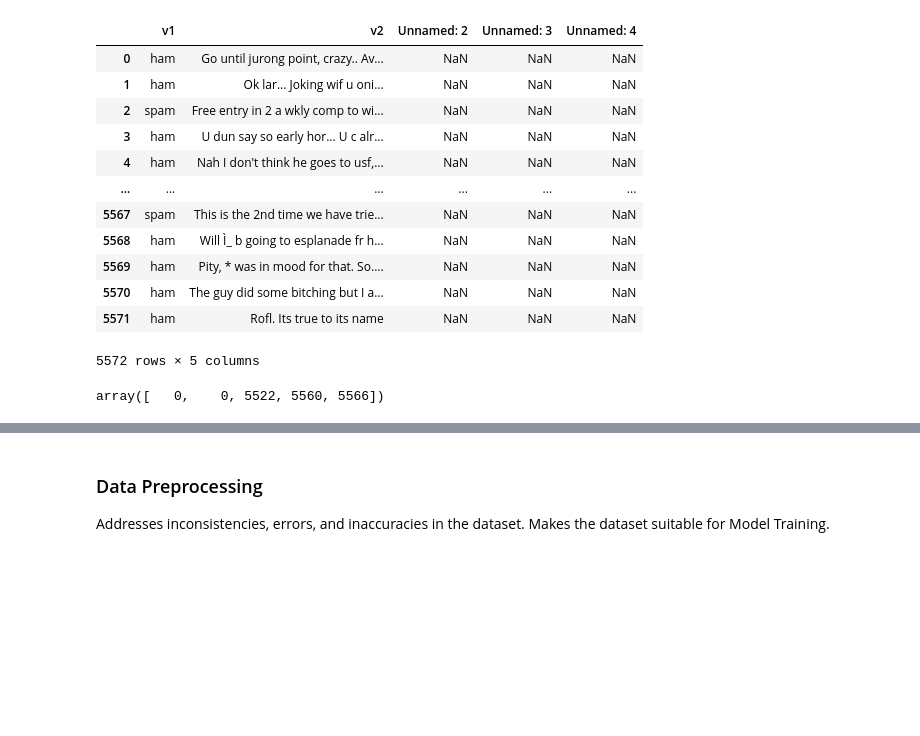
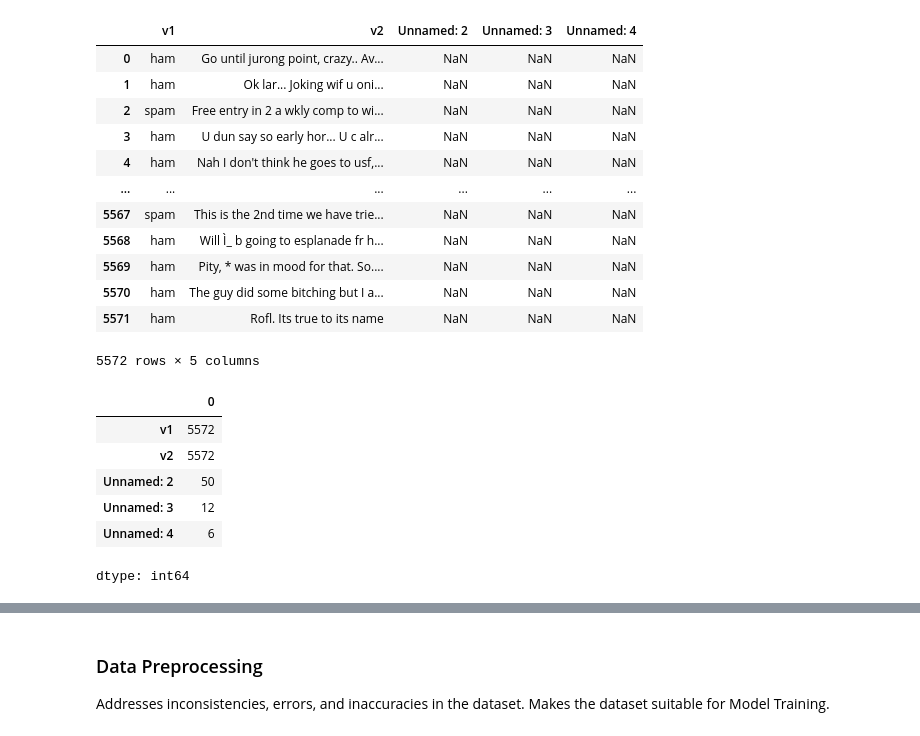
Before and after one commit to dbonchaicodez/Google-Colab-Sol, a Jupyter notebook: spamdetectionfspfinal.ipynb, the cells around one changed output, grey strips where cells are left out. Cells and saved outputs as stored; diff of their text form; code cells hidden in the pictures; blank space fills up the shorter version.

```diff
--- a/spamdetectionfspfinal.ipynb
+++ b/spamdetectionfspfinal.ipynb
@@ -23,7 +25,13 @@ df
 | 5570 | ham | The guy did some bitching but I a... | NaN | NaN | NaN |
 | 5571 | ham | Rofl. Its true to its name | NaN | NaN | NaN |
 5572 rows × 5 columns
-# %%
-df.isnull().sum().values
-# %% [output]
-array([   0,    0, 5522, 5560, 5566])
+# %%
+df.count()
+# %% [output]
+|  | 0 |
+| v1 | 5572 |
+| v2 | 5572 |
+| Unnamed: 2 | 50 |
+| Unnamed: 3 | 12 |
+| Unnamed: 4 | 6 |
+dtype: int64
```
Also changed, not shown: parts of 8 cells of this notebook.
